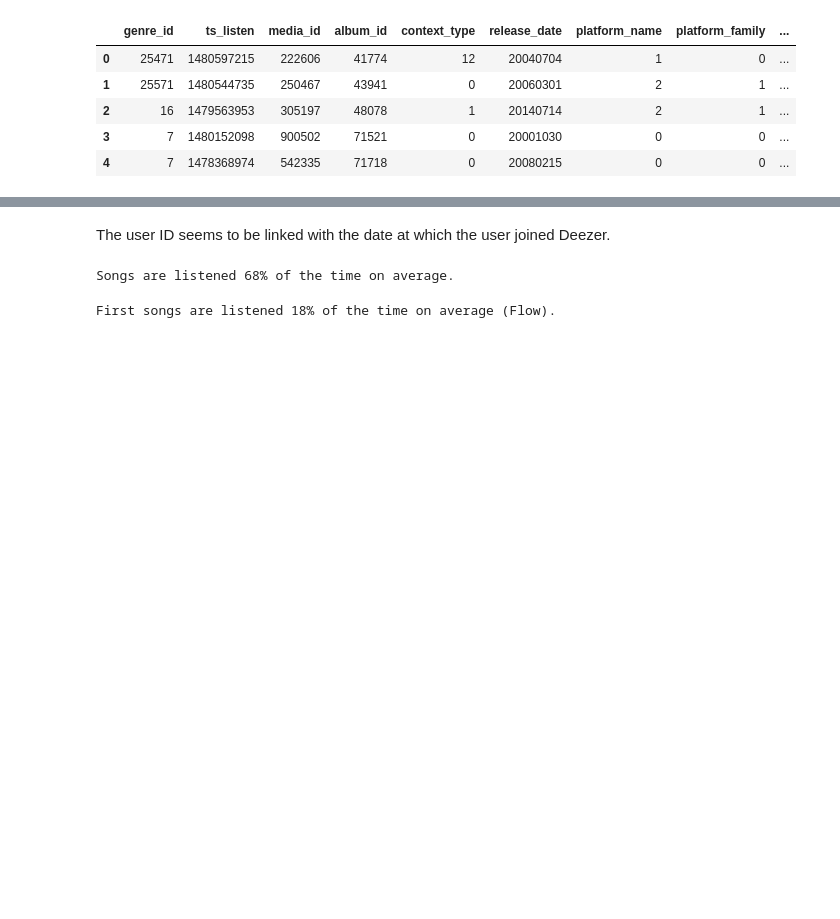
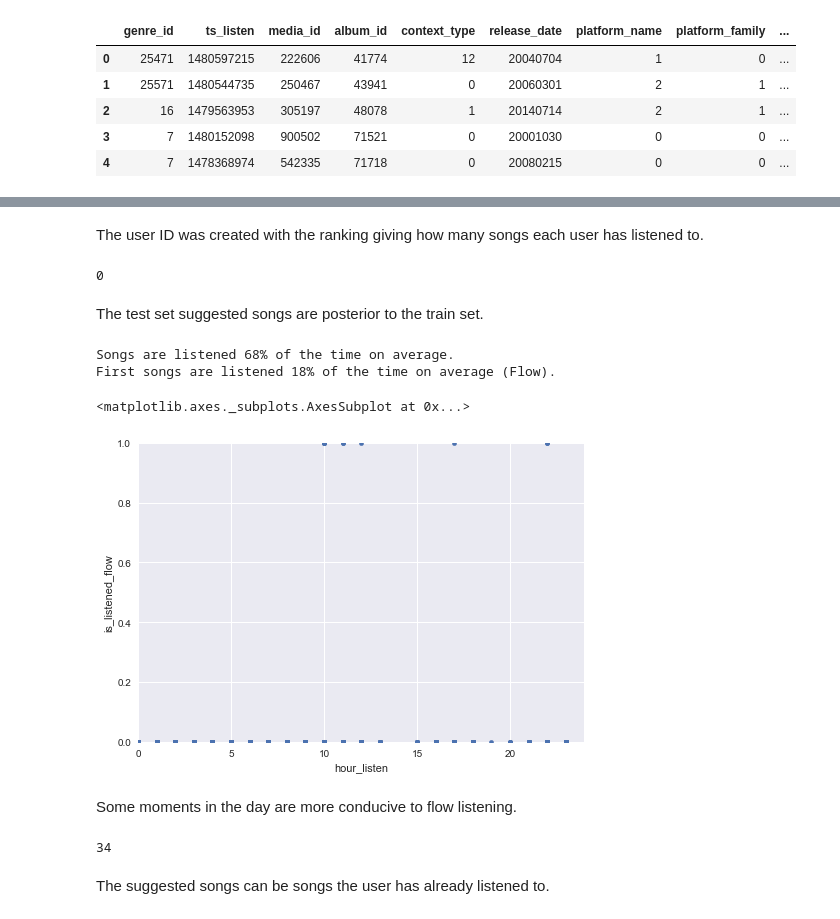
Before and after one commit to maskani-moh/DeezerFlowReco, a Jupyter notebook: Exploratory Data Analysis.ipynb, the cells around one changed output, grey strips where cells are left out. Saved outputs shown, nothing was run; the diff lists cells and outputs as text; code cells hidden in the pictures; blank space fills up the shorter version.

Commit message:
Investigated 'Flow'

```diff
--- a/Exploratory Data Analysis.ipynb
+++ b/Exploratory Data Analysis.ipynb
@@ -59,11 +125,42 @@ plt.show()
-# %% [markdown]
-The user ID seems to be linked with the date at which the user joined Deezer.
+# %% [markdown]
+The user ID was created with the ranking giving how many songs each user has listened to.
+# %%
+# Is the test set posterior to the train set ?
+train_gb = train.groupby('user_id')['ts_listen'].last().reset_index()
+test = test.merge(train_gb, how='left', on=['user_id'], suffixes=['', '_train'])
+
+sum(test['ts_listen'] <= test['ts_listen_train'])
+# %% [output]
+0
+# %% [markdown]
+The test set suggested songs are posterior to the train set.
 # %%
-print('Songs are listened {0:.0f}% of the time on average.'.format(100*train['is_listened'].mean()))
+print('Songs are listened {0:.0f}% of the time on average.'.format(100 * train['is_listened'].mean()))
+
+print('First songs are listened {0:.0f}% of the time on average (Flow).'\
+      .format(100 * (train['is_listened'] * train['listen_type']).mean()))
 # %% [output]
 Songs are listened 68% of the time on average.
+First songs are listened 18% of the time on average (Flow).
-# %%
-print('First songs are listened {0:.0f}% of the time on average (Flow).'\
-      .format(100*(train['is_listened'] * train['listen_type']).mean()))
-# %% [output]
-First songs are listened 18% of the time on average (Flow).
+# %%
+train['is_listened_flow'] = train['listen_type'] * train['is_listened']
+# %%
+train[train['user_id'] == 40].plot(x='hour_listen', y='is_listened_flow',
+                                   kind='scatter', xlim=(0, 24), ylim=(0, 1))
+# %% [output]
+<matplotlib.axes._subplots.AxesSubplot at 0x...>
+[figure, added]
+# %% [markdown]
+Some moments in the day are more conducive to flow listening.
+# %%
+count = 0
+nb_match = 0
+while (count < 100):
+    line = test.iloc[count]
+    nb_match += line['media_id'] in train[train['user_id'] == line['user_id']]['media_id'].values
+    count += 1
+print nb_match
+# %% [output]
+34
+# %% [markdown]
+The suggested songs can be songs the user has already listened to.
```
Also changed, not shown: parts of 11 cells of this notebook.
